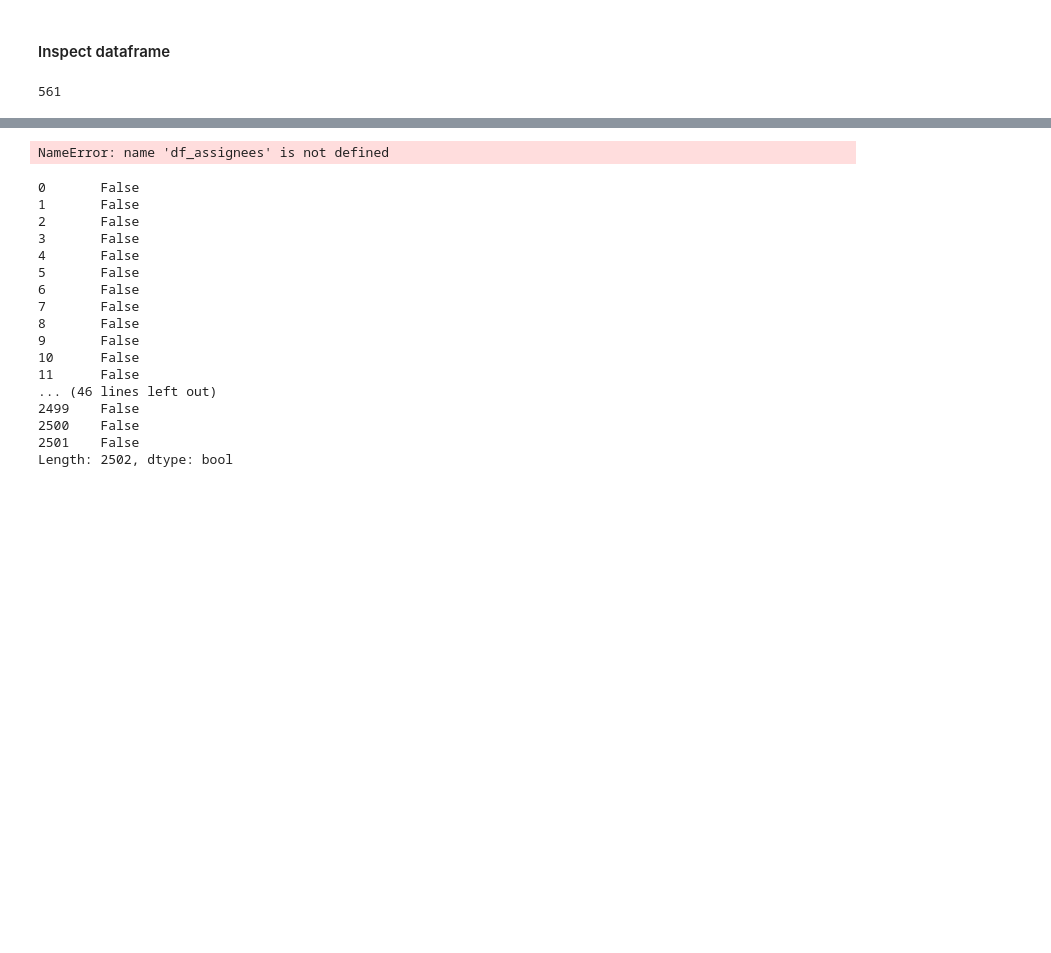
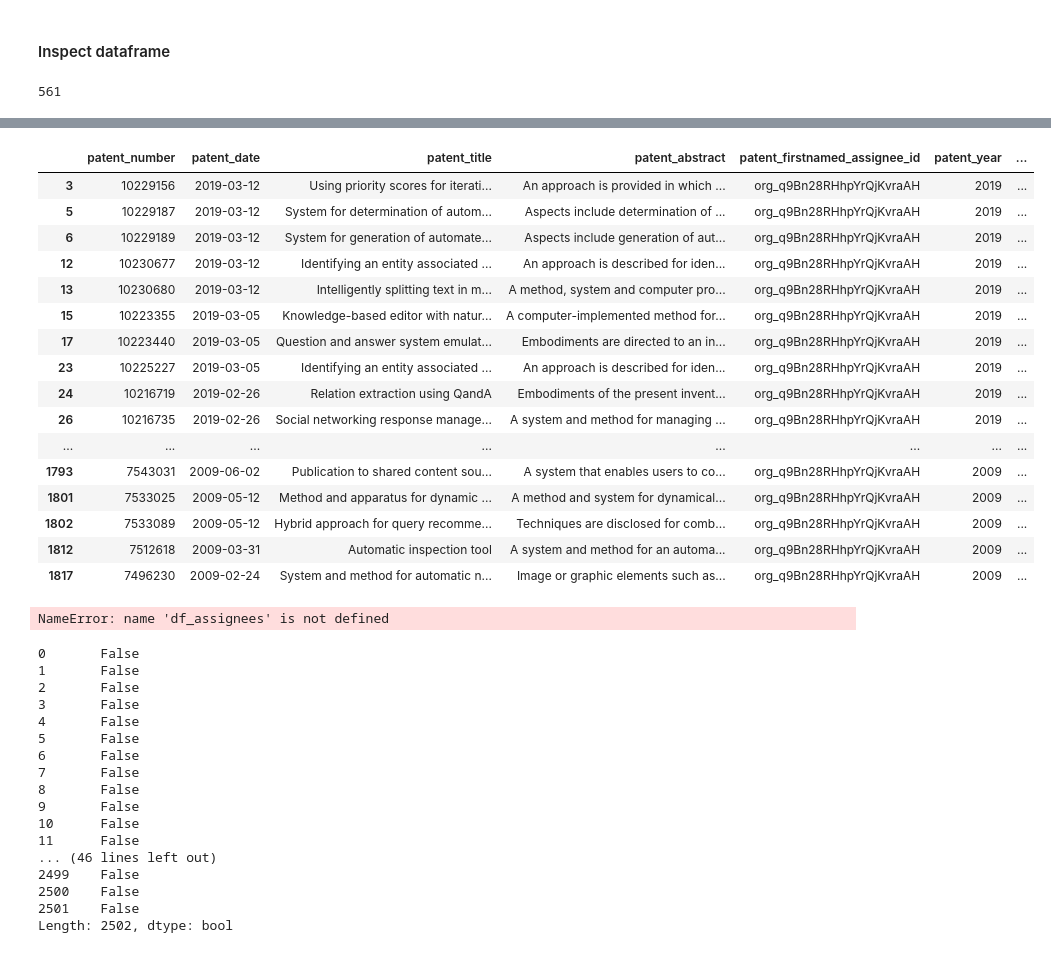
Before and after one commit to glmack/patent_predict_nlp, a Jupyter notebook: patent_predict.ipynb, the cells around one changed output, grey strips where cells are left out. Drawn from its saved outputs; the diff is of its cells as text; code cells hidden in the pictures; blank space fills up the shorter version.

```diff
--- a/patent_predict.ipynb
+++ b/patent_predict.ipynb
@@ -35,6 +35,7 @@ np.random.seed(3)
 # %%
 # pd.set_option('display.max_colwidth', -1)
 pd.options.display.max_columns = 500
+pd.set_option('display.max_rows', 500)
 # %%
 # patents endpoint
 endpoint_url = 'http://www.patentsview.org/api/patents/query'
@@ -200,3 +338,23 @@ Name: patent_firstnamed_assignee_id, Length: 560, dtype: int64
+# %%
+df[df.patent_firstnamed_assignee_id == 'org_q9Bn28RHhpYrQjKvraAH']
+# %% [output]
+|  | patent_number | patent_date | patent_title | patent_abstract | patent_firstnamed_assignee_id | patent_year | ... |
+| 3 | 10229156 | 2019-03-12 | Using priority scores for iterati... | An approach is provided in which ... | org_q9Bn28RHhpYrQjKvraAH | 2019 | ... |
+| 5 | 10229187 | 2019-03-12 | System for determination of autom... | Aspects include determination of ... | org_q9Bn28RHhpYrQjKvraAH | 2019 | ... |
+| 6 | 10229189 | 2019-03-12 | System for generation of automate... | Aspects include generation of aut... | org_q9Bn28RHhpYrQjKvraAH | 2019 | ... |
+| 12 | 10230677 | 2019-03-12 | Identifying an entity associated ... | An approach is described for iden... | org_q9Bn28RHhpYrQjKvraAH | 2019 | ... |
+| 13 | 10230680 | 2019-03-12 | Intelligently splitting text in m... | A method, system and computer pro... | org_q9Bn28RHhpYrQjKvraAH | 2019 | ... |
+| 15 | 10223355 | 2019-03-05 | Knowledge-based editor with natur... | A computer-implemented method for... | org_q9Bn28RHhpYrQjKvraAH | 2019 | ... |
+| 17 | 10223440 | 2019-03-05 | Question and answer system emulat... | Embodiments are directed to an in... | org_q9Bn28RHhpYrQjKvraAH | 2019 | ... |
+| 23 | 10225227 | 2019-03-05 | Identifying an entity associated ... | An approach is described for iden... | org_q9Bn28RHhpYrQjKvraAH | 2019 | ... |
+| 24 | 10216719 | 2019-02-26 | Relation extraction using QandA | Embodiments of the present invent... | org_q9Bn28RHhpYrQjKvraAH | 2019 | ... |
+| 26 | 10216735 | 2019-02-26 | Social networking response manage... | A system and method for managing ... | org_q9Bn28RHhpYrQjKvraAH | 2019 | ... |
+| ... | ... | ... | ... | ... | ... | ... | ... |
+| 1793 | 7543031 | 2009-06-02 | Publication to shared content sou... | A system that enables users to co... | org_q9Bn28RHhpYrQjKvraAH | 2009 | ... |
+| 1801 | 7533025 | 2009-05-12 | Method and apparatus for dynamic ... | A method and system for dynamical... | org_q9Bn28RHhpYrQjKvraAH | 2009 | ... |
+| 1802 | 7533089 | 2009-05-12 | Hybrid approach for query recomme... | Techniques are disclosed for comb... | org_q9Bn28RHhpYrQjKvraAH | 2009 | ... |
+| 1812 | 7512618 | 2009-03-31 | Automatic inspection tool | A system and method for an automa... | org_q9Bn28RHhpYrQjKvraAH | 2009 | ... |
+| 1817 | 7496230 | 2009-02-24 | System and method for automatic n... | Image or graphic elements such as... | org_q9Bn28RHhpYrQjKvraAH | 2009 | ... |
 # %%
 #### Inspecting assignees nested data
 # %%
```
Also changed, not shown: parts of 21 cells of this notebook.
